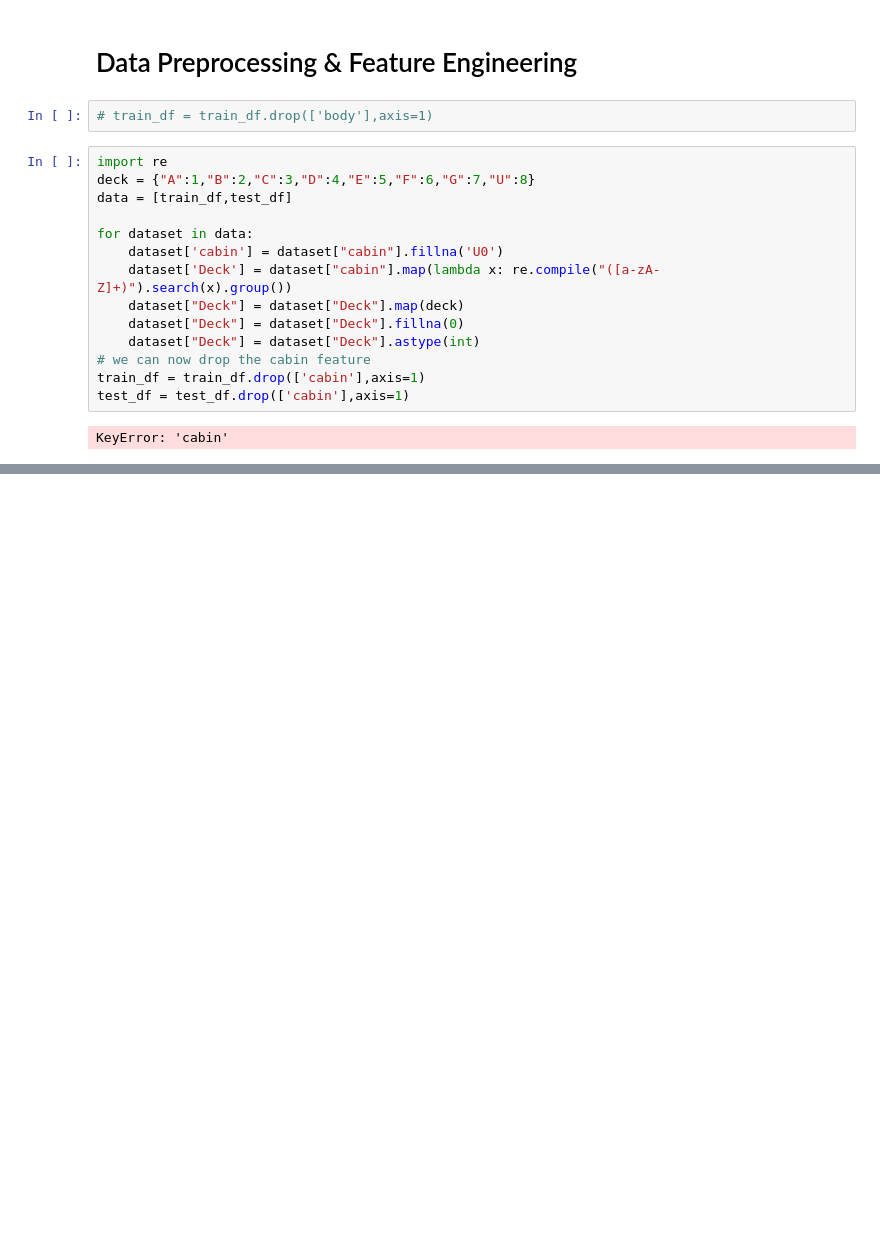
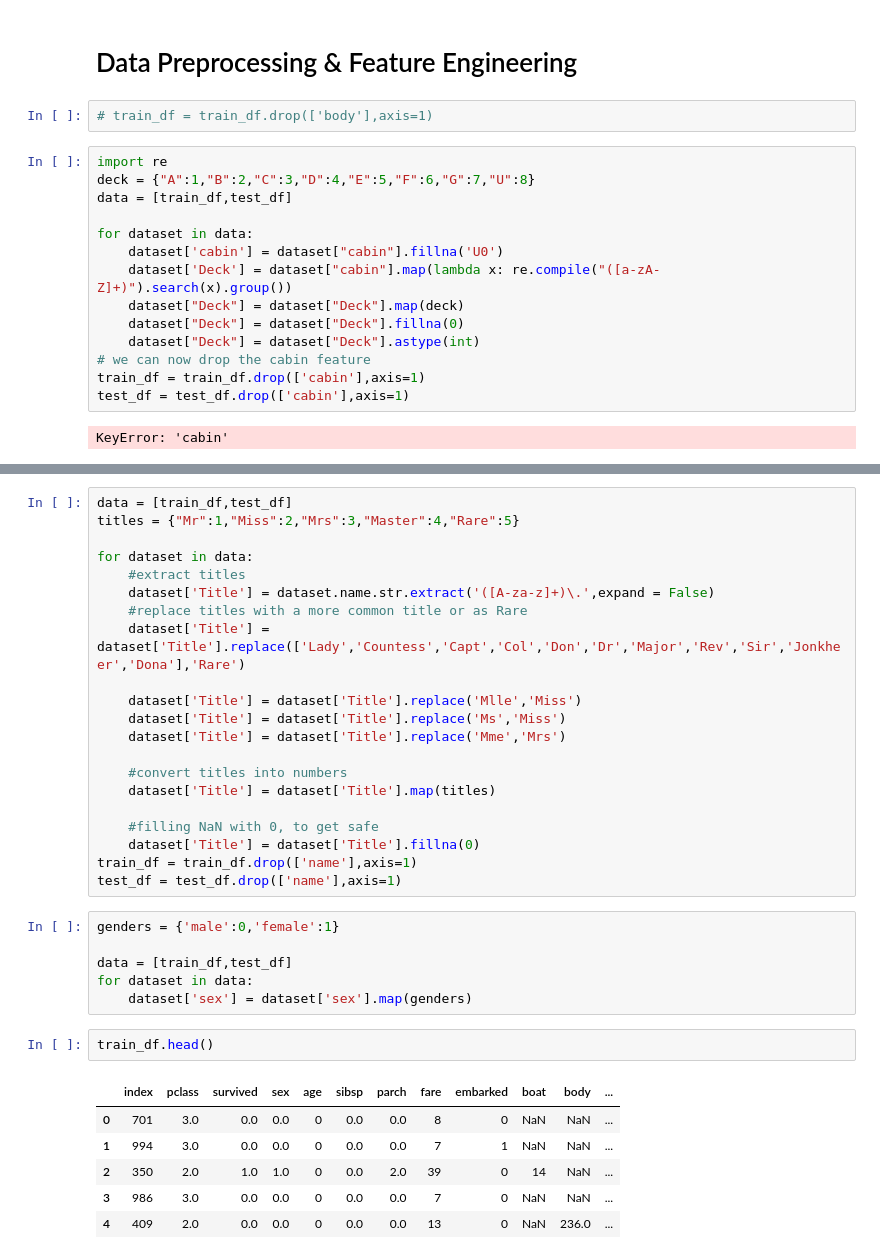
Before and after one commit to UmeshGayashan/Logistic-Regression-Titanic-Survival--Udemy, a Jupyter notebook: main.ipynb, the cells around one changed output, grey strips where cells are left out. Drawn from its saved outputs; the diff is of its cells as text; blank space fills up the shorter version.

```diff
--- a/main.ipynb
+++ b/main.ipynb
@@ -226,0 +300,36 @@ train_df['age'].isnull().sum()
+# %%
+data = [train_df,test_df]
+titles = {"Mr":1,"Miss":2,"Mrs":3,"Master":4,"Rare":5}
+
+for dataset in data:
+    #extract titles
+    dataset['Title'] = dataset.name.str.extract('([A-za-z]+)\.',expand = False)
+    #replace titles with a more common title or as Rare
+    dataset['Title'] = dataset['Title'].replace(['Lady','Countess','Capt','Col','Don','Dr','Major','Rev','Sir','Jonkheer','Dona'],'Rare')
+
+    dataset['Title'] = dataset['Title'].replace('Mlle','Miss')
+    dataset['Title'] = dataset['Title'].replace('Ms','Miss')
+    dataset['Title'] = dataset['Title'].replace('Mme','Mrs')
+
+    #convert titles into numbers
+    dataset['Title'] = dataset['Title'].map(titles)
+
+    #filling NaN with 0, to get safe
+    dataset['Title'] = dataset['Title'].fillna(0)
+train_df = train_df.drop(['name'],axis=1)
+test_df = test_df.drop(['name'],axis=1)
+# %%
+genders = {'male':0,'female':1}
+
+data = [train_df,test_df]
+for dataset in data:
+    dataset['sex'] = dataset['sex'].map(genders)
+# %%
+train_df.head()
+# %% [output]
+|  | index | pclass | survived | sex | age | sibsp | parch | fare | embarked | boat | body | ... |
+| 0 | 701 | 3.0 | 0.0 | 0.0 | 0 | 0.0 | 0.0 | 8 | 0 | NaN | NaN | ... |
+| 1 | 994 | 3.0 | 0.0 | 0.0 | 0 | 0.0 | 0.0 | 7 | 1 | NaN | NaN | ... |
+| 2 | 350 | 2.0 | 1.0 | 1.0 | 0 | 0.0 | 2.0 | 39 | 0 | 14 | NaN | ... |
+| 3 | 986 | 3.0 | 0.0 | 0.0 | 0 | 0.0 | 0.0 | 7 | 0 | NaN | NaN | ... |
+| 4 | 409 | 2.0 | 0.0 | 0.0 | 0 | 0.0 | 0.0 | 13 | 0 | NaN | 236.0 | ... |
```
Also changed, not shown: parts of 15 cells of this notebook.
